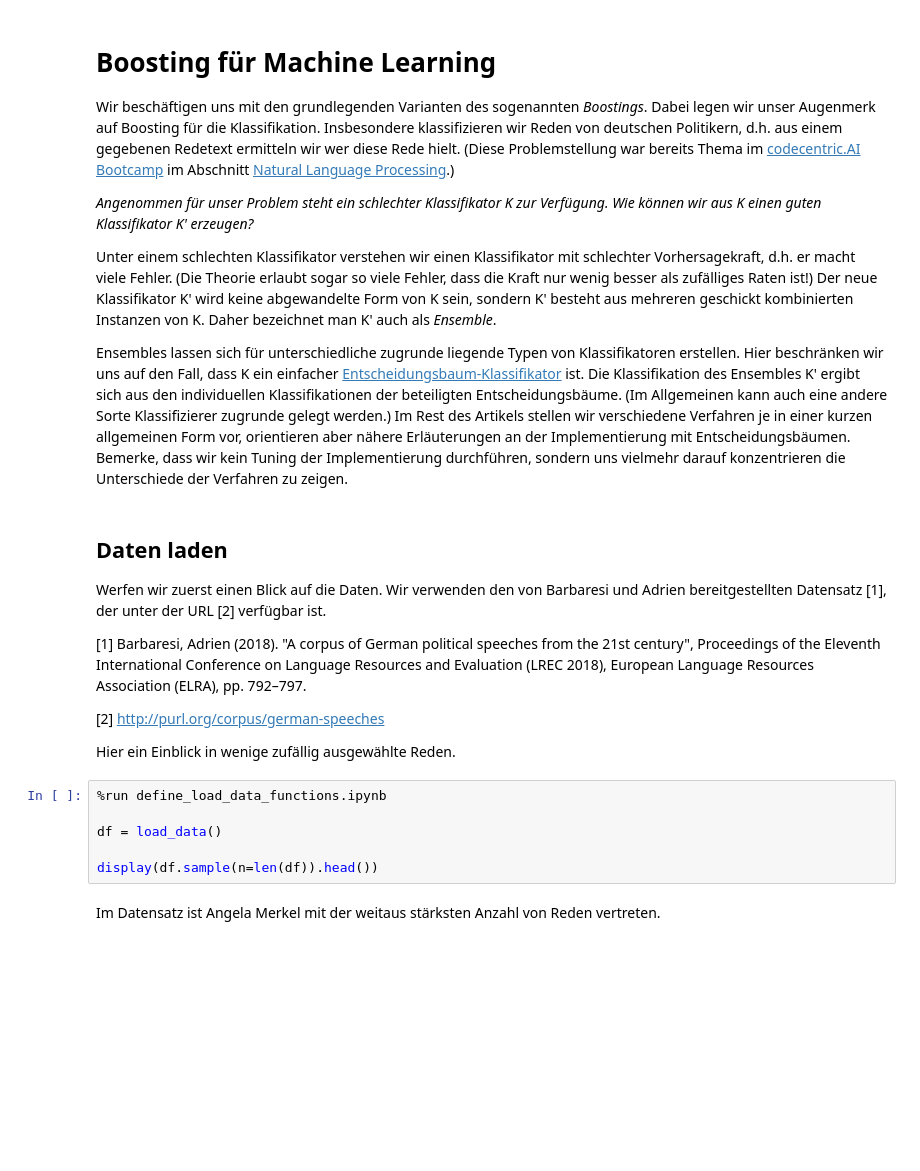
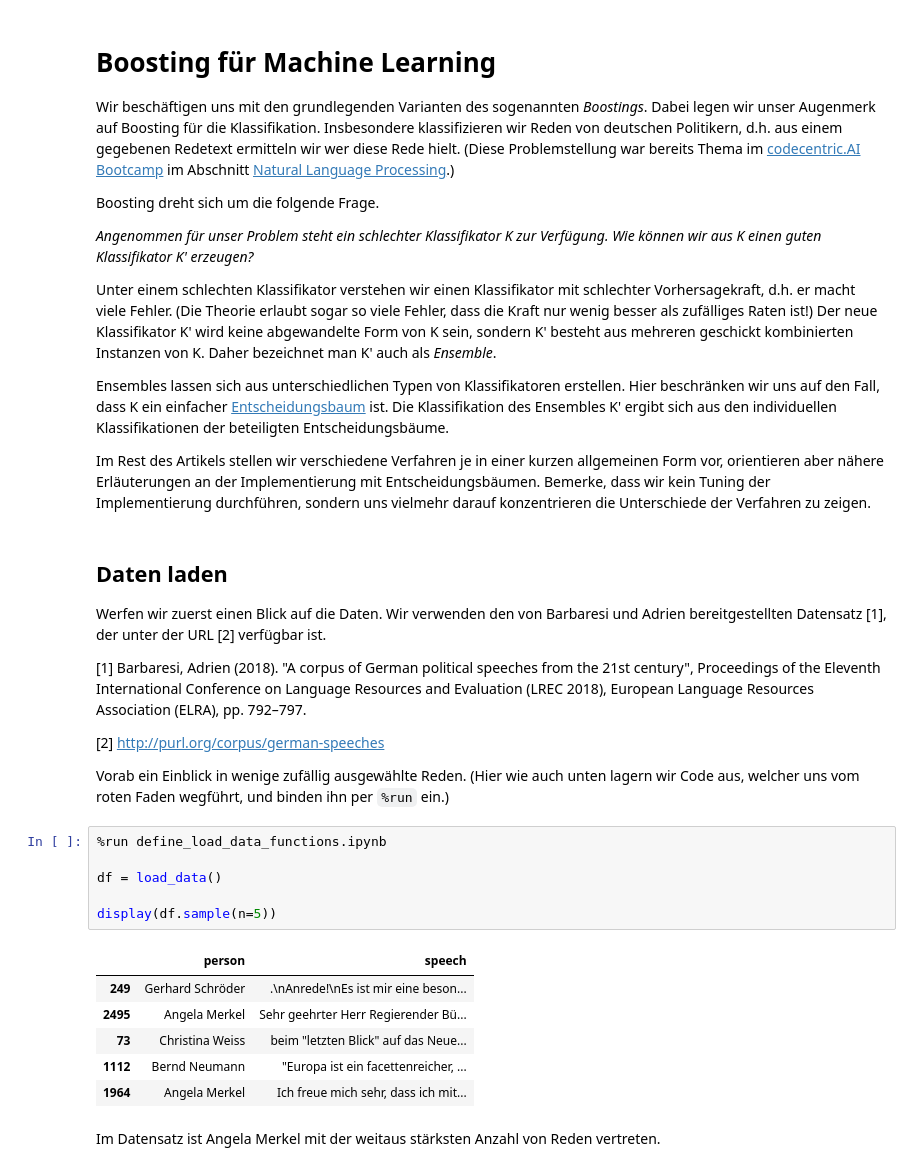
Before and after one commit to bbesser/ml-boosting-basics, a Jupyter notebook: notebooks/boosting.ipynb, the cells around one changed output. Drawn from its saved outputs; the diff is of its cells as text; blank space fills up the shorter version.

```diff
--- a/notebooks/boosting.ipynb
+++ b/notebooks/boosting.ipynb
@@ -5,6 +5,8 @@ Wir beschäftigen uns mit den grundlegenden Varianten des sogenannten _Boostings
 Dabei legen wir unser Augenmerk auf Boosting für die Klassifikation.
 Insbesondere klassifizieren wir Reden von deutschen Politikern, d.h. aus einem gegebenen Redetext ermitteln wir wer diese Rede hielt.
 (Diese Problemstellung war bereits Thema im [codecentric.AI Bootcamp](https://www.codecentric.de/kuenstliche-intelligenz/) im Abschnitt [Natural Language Processing](https://www.youtube.com/watch?v=GmLsb-o7hvM).)
+
+Boosting dreht sich um die folgende Frage.
 
 _Angenommen für unser Problem steht ein schlechter Klassifikator K zur Verfügung._
 _Wie können wir aus K einen guten Klassifikator K' erzeugen?_
@@ -14,10 +16,10 @@ Unter einem schlechten Klassifikator verstehen wir einen Klassifikator mit schle
 Der neue Klassifikator K' wird keine abgewandelte Form von K sein, sondern K' besteht aus mehreren geschickt kombinierten Instanzen von K.
 Daher bezeichnet man K' auch als _Ensemble_.
 
-Ensembles lassen sich für unterschiedliche zugrunde liegende Typen von Klassifikatoren erstellen.
-Hier beschränken wir uns auf den Fall, dass K ein einfacher [Entscheidungsbaum-Klassifikator](https://en.wikipedia.org/wiki/Decision_tree_learning) ist.
+Ensembles lassen sich aus unterschiedlichen Typen von Klassifikatoren erstellen.
+Hier beschränken wir uns auf den Fall, dass K ein einfacher [Entscheidungsbaum](https://en.wikipedia.org/wiki/Decision_tree_learning) ist.
 Die Klassifikation des Ensembles K' ergibt sich aus den individuellen Klassifikationen der beteiligten Entscheidungsbäume.
-(Im Allgemeinen kann auch eine andere Sorte Klassifizierer zugrunde gelegt werden.)
+
 Im Rest des Artikels stellen wir verschiedene Verfahren je in einer kurzen allgemeinen Form vor, orientieren aber nähere Erläuterungen an der Implementierung mit Entscheidungsbäumen.
 Bemerke, dass wir kein Tuning der Implementierung durchführen, sondern uns vielmehr darauf konzentrieren die Unterschiede der Verfahren zu zeigen.
 # %% [markdown]
@@ -30,13 +32,21 @@ Wir verwenden den von Barbaresi und Adrien bereitgestellten Datensatz [1], der u
 
 [2] http://purl.org/corpus/german-speeches
 
-Hier ein Einblick in wenige zufällig ausgewählte Reden.
+Vorab ein Einblick in wenige zufällig ausgewählte Reden.
+(Hier wie auch unten lagern wir Code aus, welcher uns vom roten Faden wegführt, und binden ihn per `%run` ein.)
 # %%
 %run define_load_data_functions.ipynb
 
 df = load_data()
 
-display(df.sample(n=len(df)).head())
+display(df.sample(n=5))
+# %% [output]
+|  | person | speech |
+| 249 | Gerhard Schröder | .\nAnrede!\nEs ist mir eine beson... |
+| 2495 | Angela Merkel | Sehr geehrter Herr Regierender Bü... |
+| 73 | Christina Weiss | beim "letzten Blick" auf das Neue... |
+| 1112 | Bernd Neumann | "Europa ist ein facettenreicher, ... |
+| 1964 | Angela Merkel | Ich freue mich sehr, dass ich mit... |
 # %% [markdown]
 Im Datensatz ist Angela Merkel mit der weitaus stärksten Anzahl von Reden vertreten.
 # %%
```
Also changed, not shown: parts of 19 cells of this notebook.
